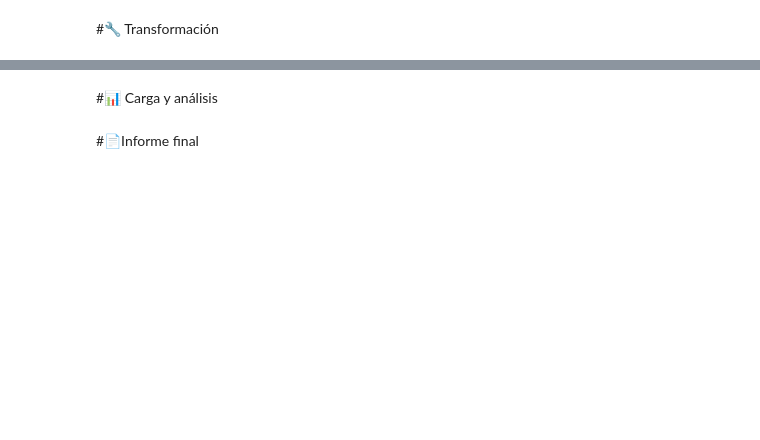
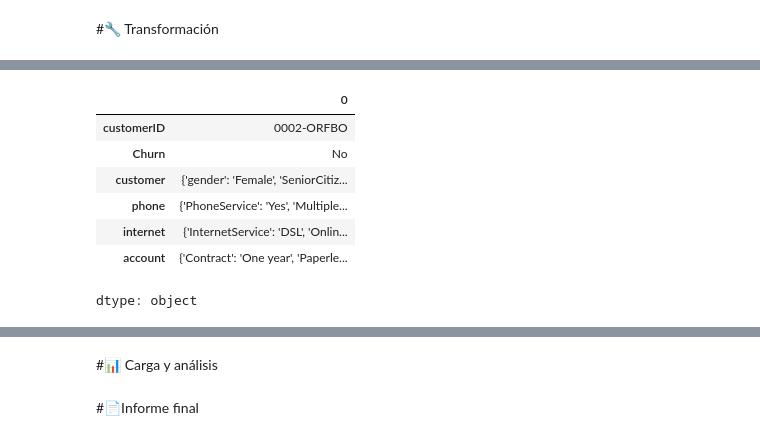
Before and after one commit to sebastianRavenna/TelecomX_LATAM, a Jupyter notebook: TelecomX_LATAM.ipynb, the cells around one changed output, grey strips where cells are left out. Saved outputs shown, nothing was run; the diff lists cells and outputs as text; code cells hidden in the pictures; blank space fills up the shorter version.

```diff
--- a/TelecomX_LATAM.ipynb
+++ b/TelecomX_LATAM.ipynb
@@ -17,0 +39,11 @@ df_Telecom.head()
+# %%
+df_Telecom.iloc[0]
+# %% [output]
+|  | 0 |
+| customerID | 0002-ORFBO |
+| Churn | No |
+| customer | {'gender': 'Female', 'SeniorCitiz... |
+| phone | {'PhoneService': 'Yes', 'Multiple... |
+| internet | {'InternetService': 'DSL', 'Onlin... |
+| account | {'Contract': 'One year', 'Paperle... |
+dtype: object
```
Also changed, not shown: parts of 6 cells of this notebook.
